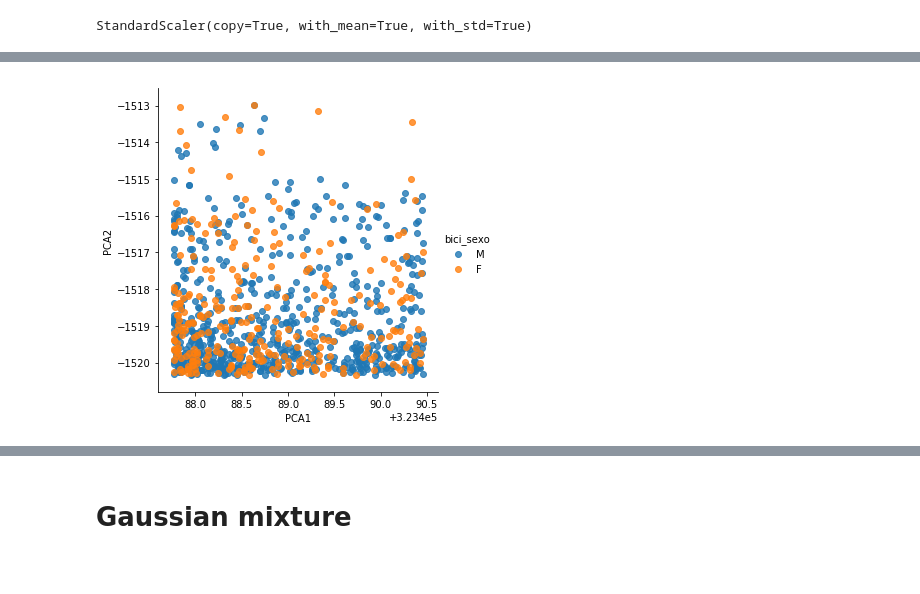
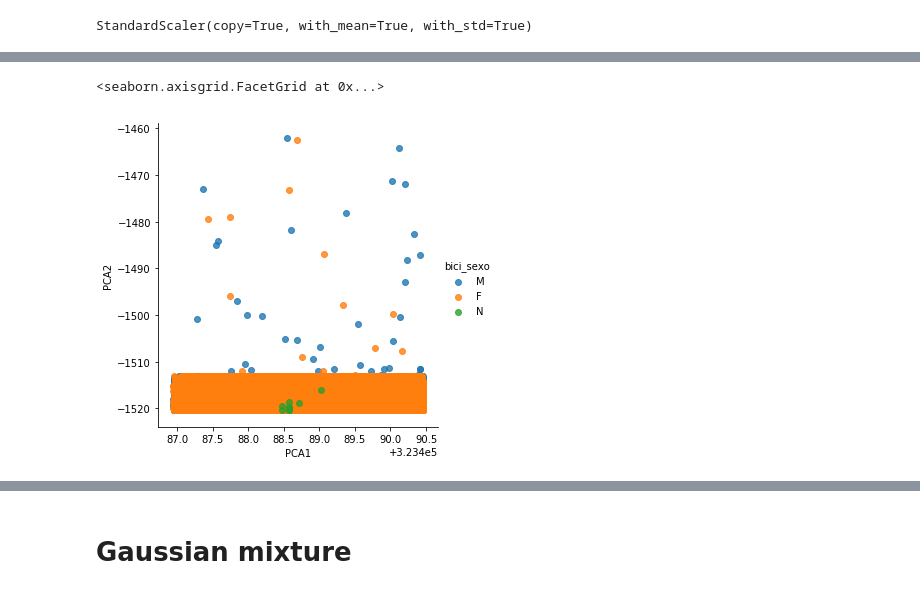
Before and after one commit to pydarg/CABA_MyT_BicicletasPublicas, a Jupyter notebook: notebooks/05.02-Clusters.ipynb, the cells around one changed output, grey strips where cells are left out. Cells and saved outputs as stored; diff of their text form; code cells hidden in the pictures.

```diff
--- a/notebooks/05.02-Clusters.ipynb
+++ b/notebooks/05.02-Clusters.ipynb
@@ -90,2 +93,2 @@ PCA(copy=True, iterated_power='auto', n_components=2, random_state=None,
 # %%
-bici_2D = model.transform(df_scaled)
+%time bici_2D = model.transform(df_scaled)
@@ -92,5 +112,5 @@ bici_2D = model.transform(df_scaled)
 # %%
 df['PCA1'] = bici_2D[:, 0]
 df['PCA2'] = bici_2D[:, 1]
-sns.lmplot("PCA1", "PCA2", hue='bici_sexo', data=df[:1000], fit_reg=False);
+%time sns.lmplot("PCA1", "PCA2", hue='bici_sexo', data=df, fit_reg=False);
 # %% [output]
@@ -97 +118,2 @@ sns.lmplot("PCA1", "PCA2", hue='bici_sexo', data=df[:1000], fit_reg=False);
+<seaborn.axisgrid.FacetGrid at 0x...>
-[figure, old version]
+[figure, new version]
```
Also changed, not shown: parts of 18 cells of this notebook, 2 other files.
